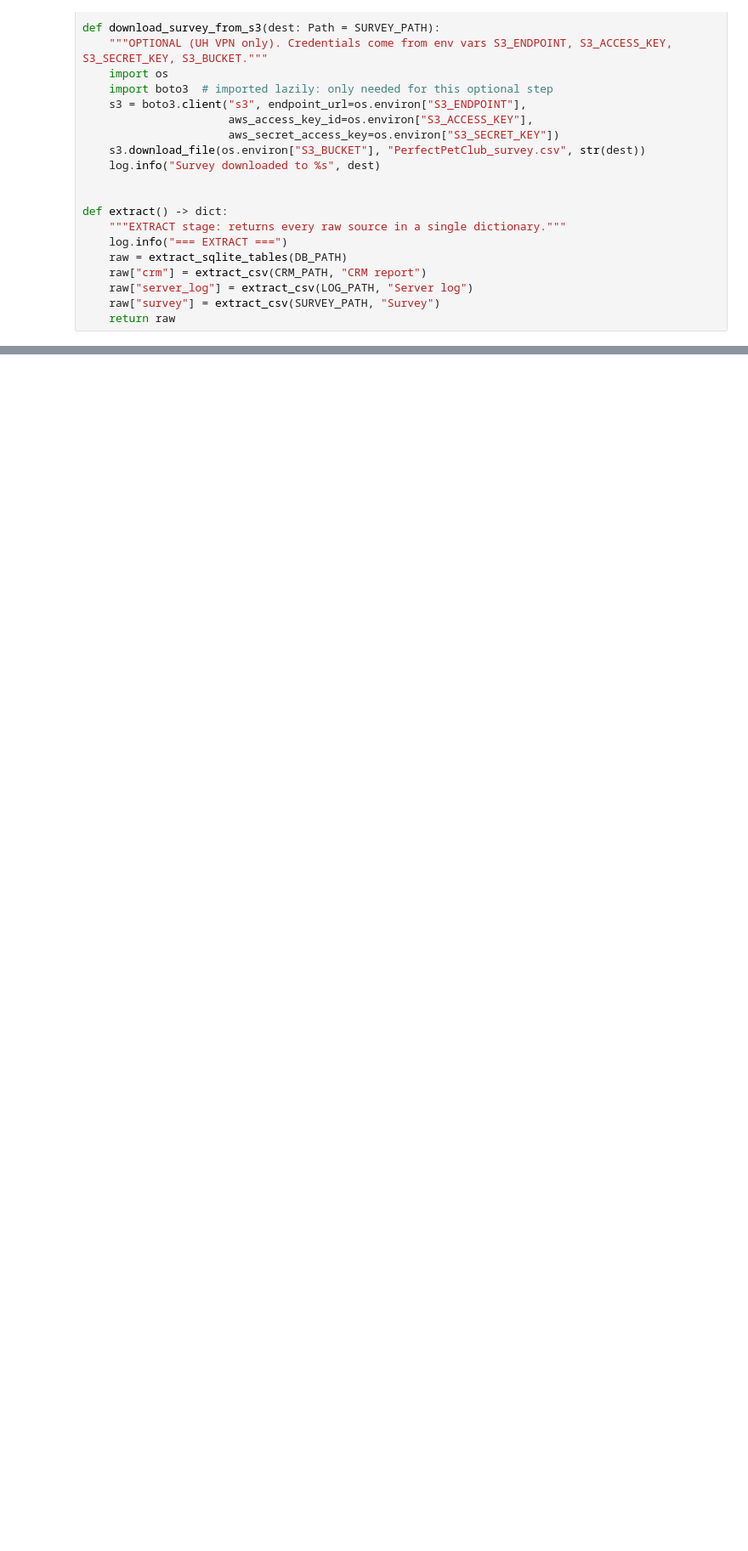
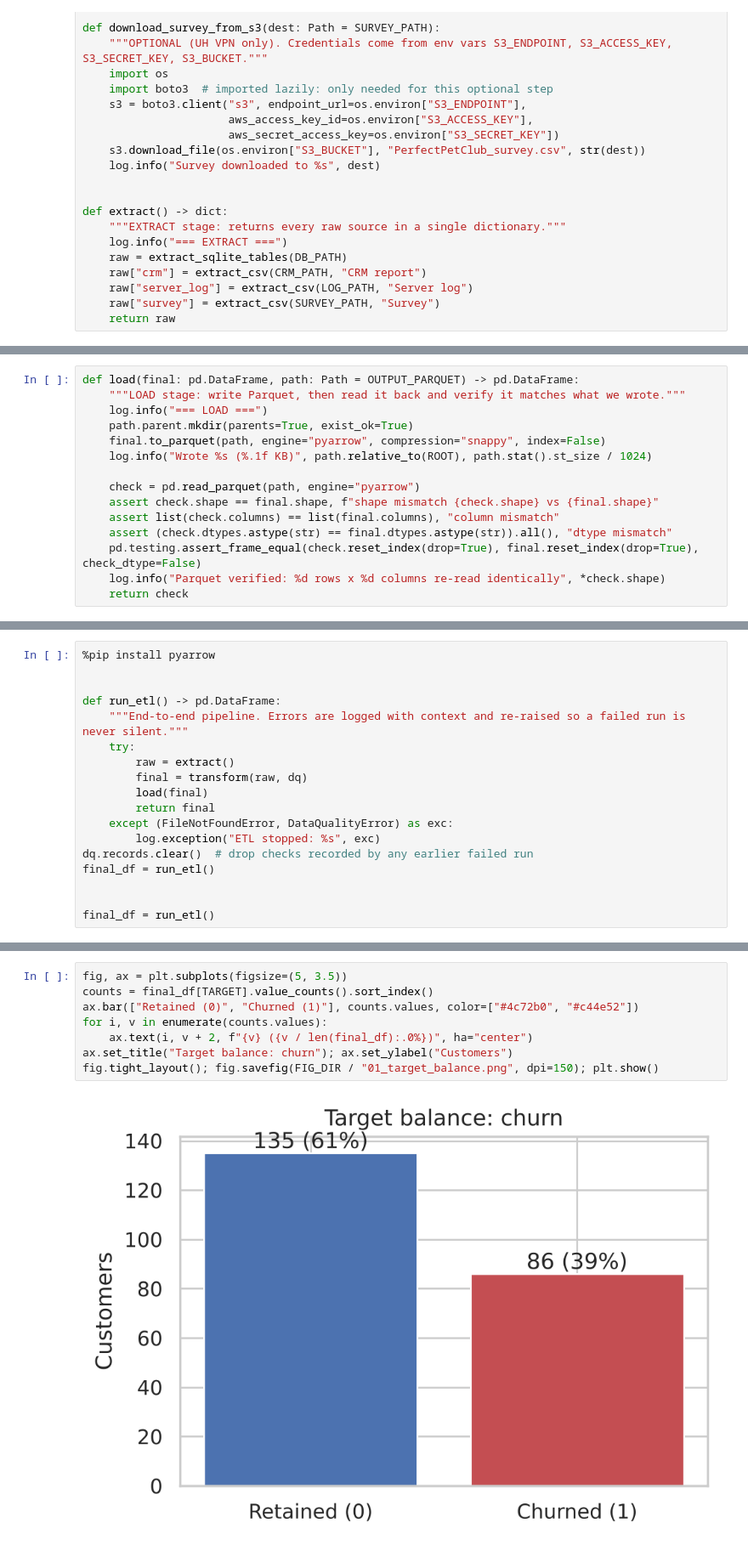
Before and after one commit to parthHerts/P4G5_HERTS, a Jupyter notebook: notebooks/etl_pipeline.ipynb, the cells around one changed output, grey strips where cells are left out. Shown at 85% size. Saved outputs shown, nothing was run; the diff lists cells and outputs as text; blank space fills up the shorter version.

Commit message:
add the full ETL pipeline with analysing all the columns and also make parquet file

```diff
--- a/notebooks/etl_pipeline.ipynb
+++ b/notebooks/etl_pipeline.ipynb
@@ -148,0 +529,15 @@ def extract() -> dict:
+# %%
+def load(final: pd.DataFrame, path: Path = OUTPUT_PARQUET) -> pd.DataFrame:
+    """LOAD stage: write Parquet, then read it back and verify it matches what we wrote."""
+    log.info("=== LOAD ===")
+    path.parent.mkdir(parents=True, exist_ok=True)
+    final.to_parquet(path, engine="pyarrow", compression="snappy", index=False)
+    log.info("Wrote %s (%.1f KB)", path.relative_to(ROOT), path.stat().st_size / 1024)
+
+    check = pd.read_parquet(path, engine="pyarrow")
+    assert check.shape == final.shape, f"shape mismatch {check.shape} vs {final.shape}"
+    assert list(check.columns) == list(final.columns), "column mismatch"
+    assert (check.dtypes.astype(str) == final.dtypes.astype(str)).all(), "dtype mismatch"
+    pd.testing.assert_frame_equal(check.reset_index(drop=True), final.reset_index(drop=True), check_dtype=False)
+    log.info("Parquet verified: %d rows x %d columns re-read identically", *check.shape)
+    return check
@@ -148,0 +588,18 @@ def extract() -> dict:
+# %%
+%pip install pyarrow
+
+
+def run_etl() -> pd.DataFrame:
+    """End-to-end pipeline. Errors are logged with context and re-raised so a failed run is never silent."""
+    try:
+        raw = extract()
+        final = transform(raw, dq)
+        load(final)
+        return final
+    except (FileNotFoundError, DataQualityError) as exc:
+        log.exception("ETL stopped: %s", exc)
+dq.records.clear()  # drop checks recorded by any earlier failed run
+final_df = run_etl()
+
+
+final_df = run_etl()
@@ -148,0 +691,10 @@ def extract() -> dict:
+# %%
+fig, ax = plt.subplots(figsize=(5, 3.5))
+counts = final_df[TARGET].value_counts().sort_index()
+ax.bar(["Retained (0)", "Churned (1)"], counts.values, color=["#4c72b0", "#c44e52"])
+for i, v in enumerate(counts.values):
+    ax.text(i, v + 2, f"{v} ({v / len(final_df):.0%})", ha="center")
+ax.set_title("Target balance: churn"); ax.set_ylabel("Customers")
+fig.tight_layout(); fig.savefig(FIG_DIR / "01_target_balance.png", dpi=150); plt.show()
+# %% [output]
+[figure, added]
```
Also changed, not shown: parts of 27 cells of this notebook.
